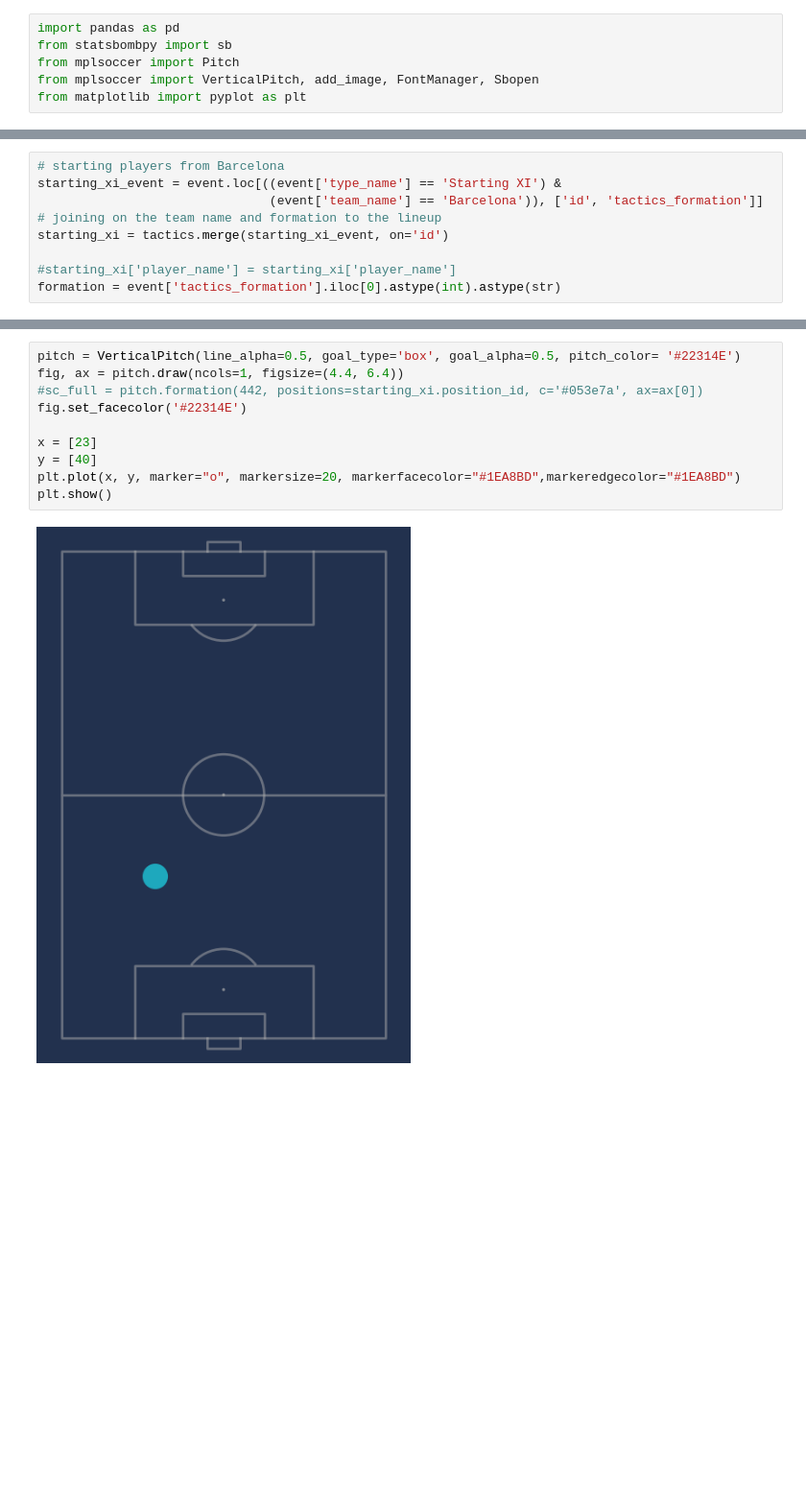
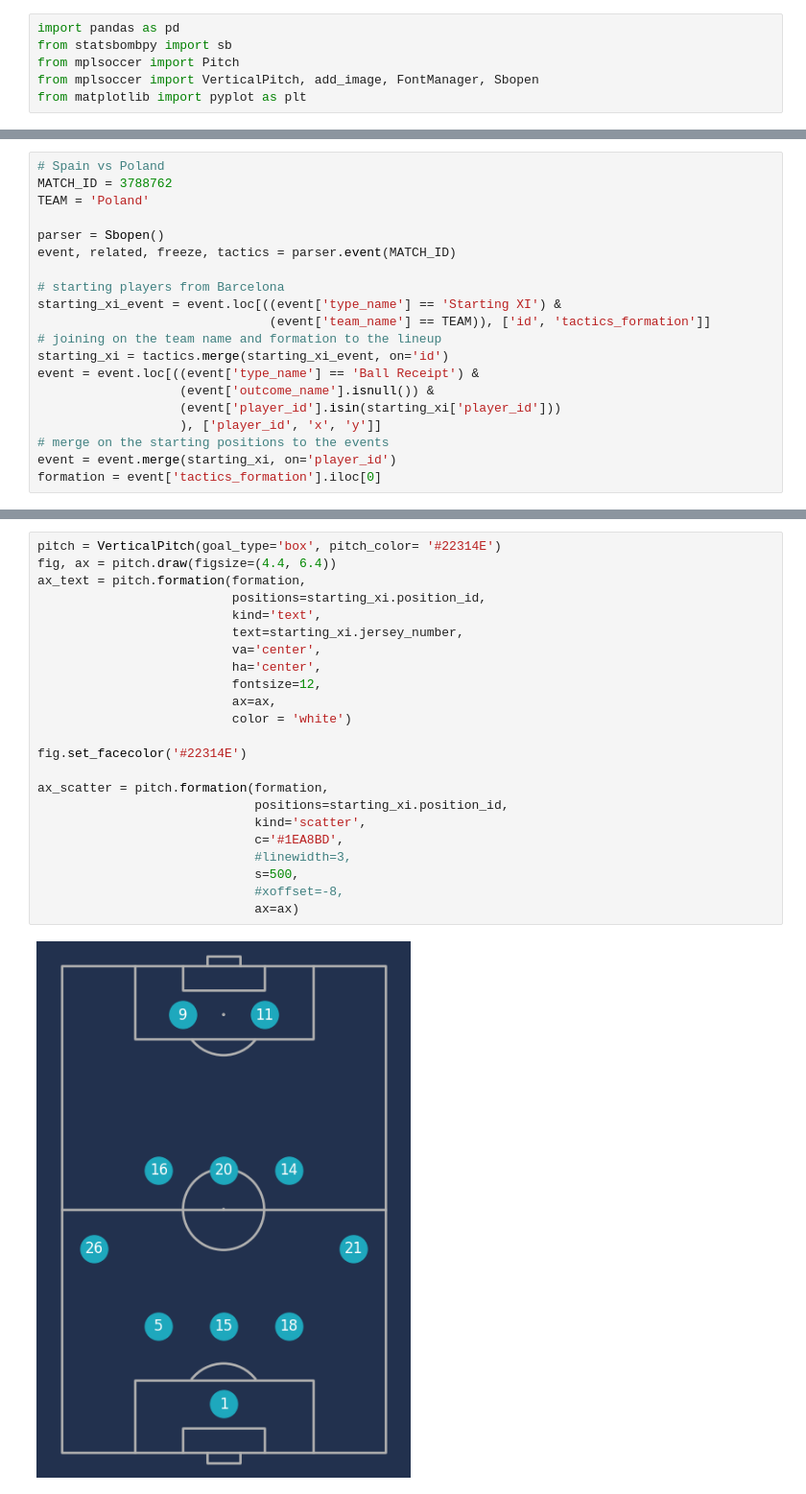
Before and after one commit to MikoPat/Football-statistical-visualisation, a Jupyter notebook: POC/formation.ipynb, the cells around one changed output, grey strips where cells are left out. Shown: that part at 96% size. Cells and saved outputs as stored; diff of their text form; blank space fills up the shorter version.

Commit message:
start raport

```diff
--- a/POC/formation.ipynb
+++ b/POC/formation.ipynb
@@ -13,9 +7,20 @@ event, related, freeze, tactics = parser.event(MATCH_ID)
 # %%
+# Spain vs Poland
+MATCH_ID = 3788762
+TEAM = 'Poland'
+
+parser = Sbopen()
+event, related, freeze, tactics = parser.event(MATCH_ID)
+
 # starting players from Barcelona
 starting_xi_event = event.loc[((event['type_name'] == 'Starting XI') &
-                               (event['team_name'] == 'Barcelona')), ['id', 'tactics_formation']]
+                               (event['team_name'] == TEAM)), ['id', 'tactics_formation']]
 # joining on the team name and formation to the lineup
 starting_xi = tactics.merge(starting_xi_event, on='id')
-
-#starting_xi['player_name'] = starting_xi['player_name']
-formation = event['tactics_formation'].iloc[0].astype(int).astype(str)
+event = event.loc[((event['type_name'] == 'Ball Receipt') &
+                   (event['outcome_name'].isnull()) &
+                   (event['player_id'].isin(starting_xi['player_id']))
+                   ), ['player_id', 'x', 'y']]
+# merge on the starting positions to the events
+event = event.merge(starting_xi, on='player_id')
+formation = event['tactics_formation'].iloc[0]
@@ -28,12 +27,25 @@ formation
 # %%
-pitch = VerticalPitch(line_alpha=0.5, goal_type='box', goal_alpha=0.5, pitch_color= '#22314E')
-fig, ax = pitch.draw(ncols=1, figsize=(4.4, 6.4))
-#sc_full = pitch.formation(442, positions=starting_xi.position_id, c='#053e7a', ax=ax[0])
+pitch = VerticalPitch(goal_type='box', pitch_color= '#22314E')
+fig, ax = pitch.draw(figsize=(4.4, 6.4))
+ax_text = pitch.formation(formation,
+                          positions=starting_xi.position_id,
+                          kind='text',
+                          text=starting_xi.jersey_number,
+                          va='center',
+                          ha='center',
+                          fontsize=12,
+                          ax=ax,
+                          color = 'white')
+
 fig.set_facecolor('#22314E')
 
-x = [23]
-y = [40]
-plt.plot(x, y, marker="o", markersize=20, markerfacecolor="#1EA8BD",markeredgecolor="#1EA8BD")
-plt.show()
+ax_scatter = pitch.formation(formation,
+                             positions=starting_xi.position_id,
+                             kind='scatter',
+                             c='#1EA8BD',
+                             #linewidth=3,
+                             s=500,
+                             #xoffset=-8,
+                             ax=ax)
 # %% [output]
-[figure, old version]
+[figure, new version]
```
Also changed, not shown: parts of 3 cells of this notebook, 22 other files.
